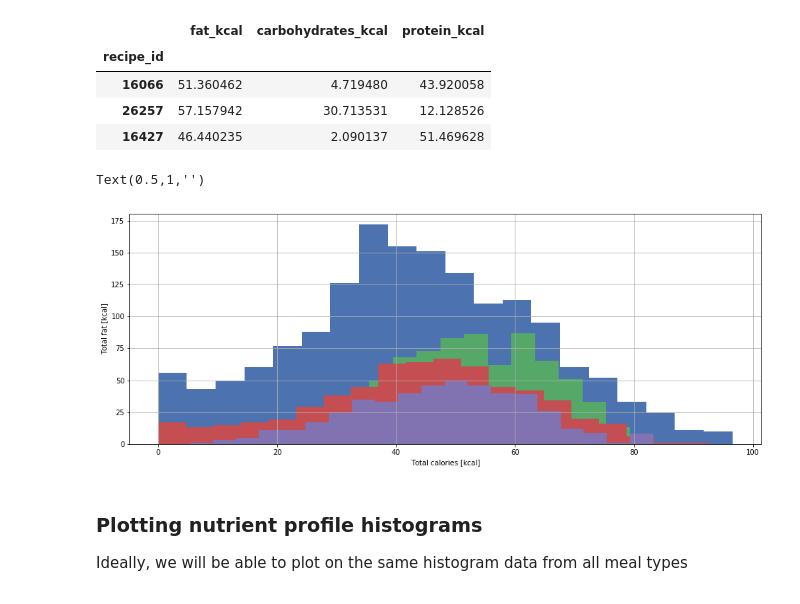
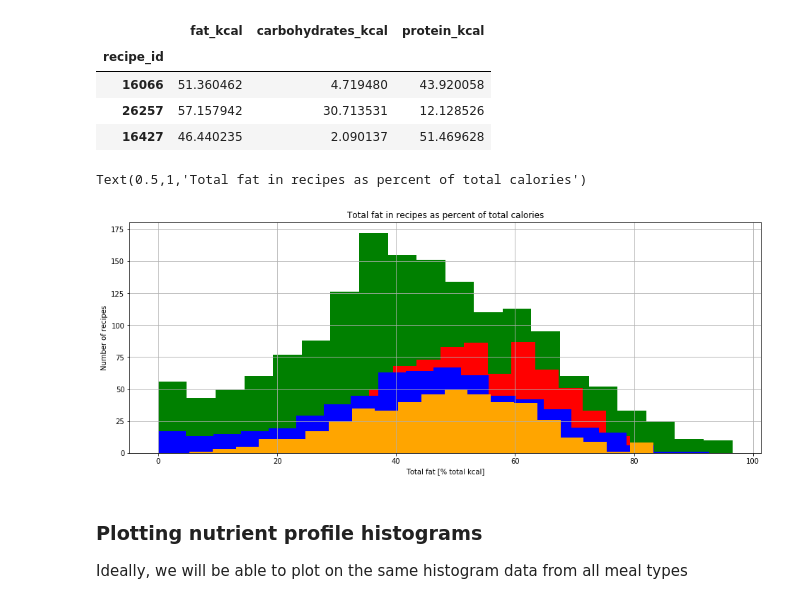
Before and after one commit to strefele/ADA2018-Project, a Jupyter notebook: Data_Analysis.ipynb, the cells around one changed output. Drawn from its saved outputs; the diff is of its cells as text; code cells hidden in the pictures.

Commit message:
first %cal graph

```diff
--- a/Data_Analysis.ipynb
+++ b/Data_Analysis.ipynb
@@ -442,17 +442,17 @@ poultry_kcal_nutrients = calories(poultry_nutrients)
 # %%
 #plt.style.use('seaborn-deep')
 plt.figure(figsize=(16,6))
 ax = plt.gca()
 vege_kcal_nutrients.hist('fat_kcal', bins=20, color='green', ax=ax, label='vegetarian')
 meat_kcal_nutrients.hist('fat_kcal', bins=20, color='red', ax=ax, label='meat')
 fish_kcal_nutrients.hist('fat_kcal', bins=20, color='blue', ax=ax, label='fish')
 poultry_kcal_nutrients.hist('fat_kcal', bins=20, color='orange', ax=ax, label='poultry')
-plt.xlabel('Total calories [kcal]')
-plt.ylabel('Total fat [kcal]')
-plt.title('')
+plt.xlabel('Total fat [% total kcal]')
+plt.ylabel('Number of recipes')
+plt.title('Total fat in recipes as percent of total calories')
 # %% [output]
-Text(0.5,1,'')
+Text(0.5,1,'Total fat in recipes as percent of total calories')
-[figure, old version]
+[figure, new version]
 # %% [markdown]
 ### Plotting nutrient profile histograms
 
```
